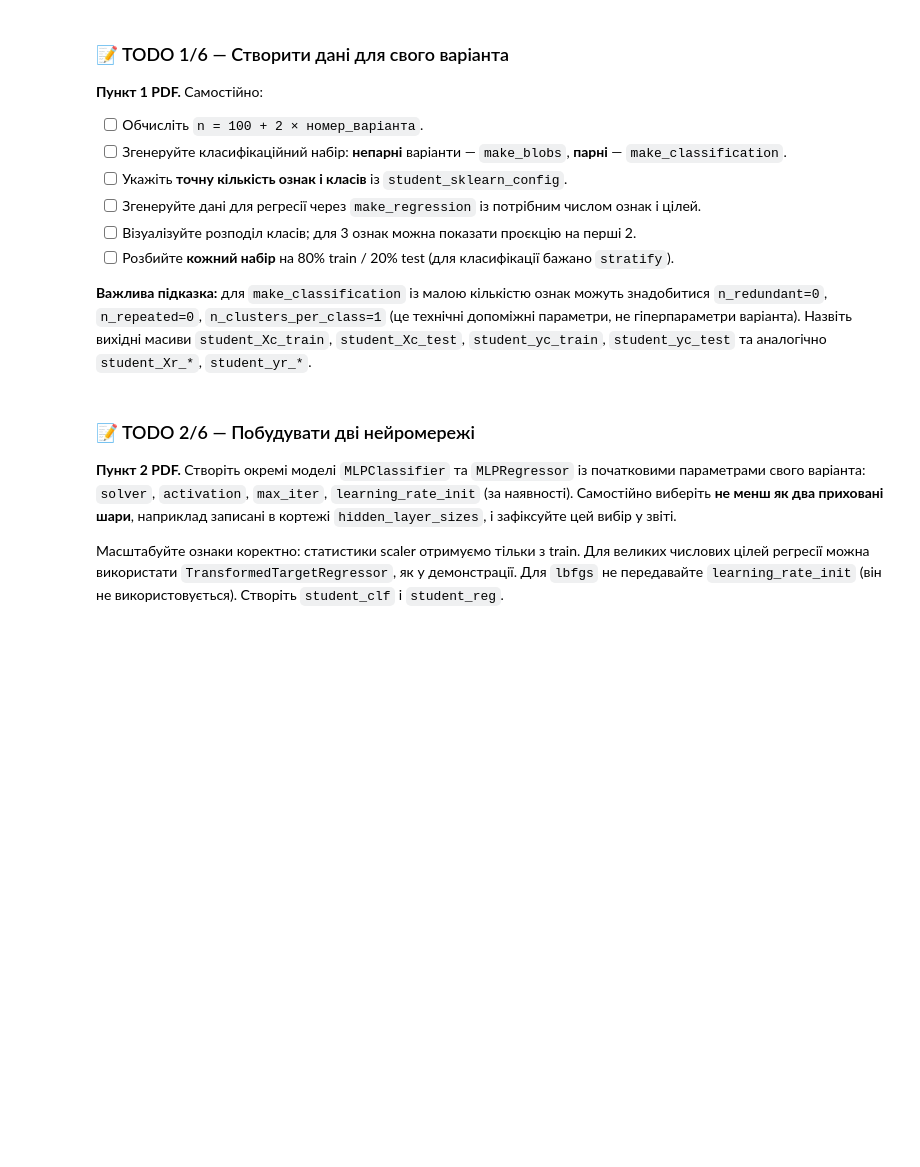
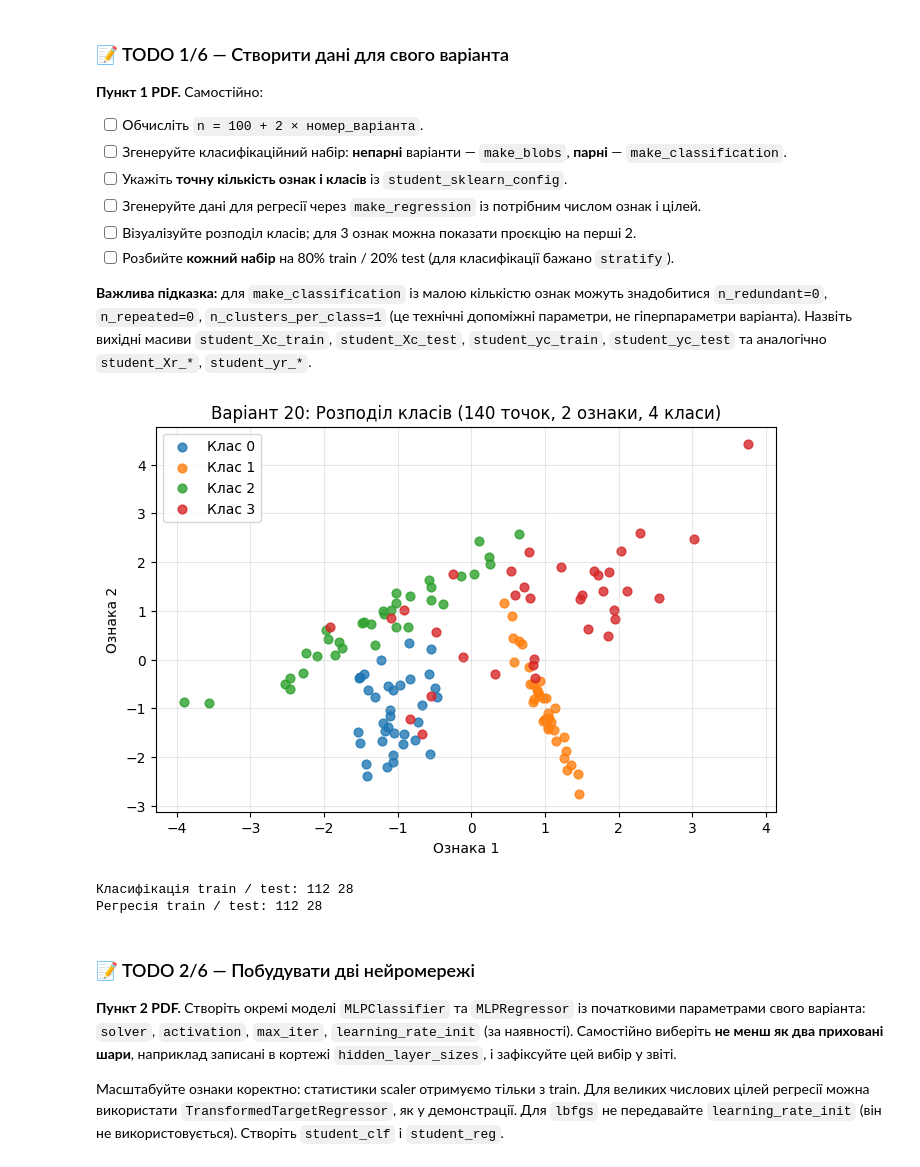
Before and after one commit to m-r-sar/DataMining, a Jupyter notebook: NeuralNetworks/Lab3-4/ЛБ_3-4_Нейтральні_приклади_та_індивідуальні_TODO.ipynb, the cells around one changed output. Drawn from its saved outputs; the diff is of its cells as text; code cells hidden in the pictures; blank space fills up the shorter version.

```diff
--- a/NeuralNetworks/Lab3-4/ЛБ_3-4_Нейтральні_приклади_та_індивідуальні_TODO.ipynb
+++ b/NeuralNetworks/Lab3-4/ЛБ_3-4_Нейтральні_приклади_та_індивідуальні_TODO.ipynb
@@ -433,17 +433,70 @@ display(student_sklearn_table.loc[[STUDENT_SKLEARN_VARIANT]])
 **Важлива підказка:** для `make_classification` із малою кількістю ознак можуть знадобитися `n_redundant=0`, `n_repeated=0`, `n_clusters_per_class=1` (це технічні допоміжні параметри, не гіперпараметри варіанта). Назвіть вихідні масиви `student_Xc_train`, `student_Xc_test`, `student_yc_train`, `student_yc_test` та аналогічно `student_Xr_*`, `student_yr_*`.
 # %%
 # TODO 1/6 — ВАШ КОД (не копіюйте demo_* дані)
-# 1. student_n = ...
-# 2. Якщо STUDENT_SKLEARN_VARIANT % 2 == 1:
-#        student_X_cls, student_y_cls = make_blobs(...)
-#    інакше:
-#        student_X_cls, student_y_cls = make_classification(...)
-# 3. student_X_reg, student_y_reg = make_regression(...)
-# 4. Побудуйте scatter-графік класів.
-# 5. student_Xc_train, student_Xc_test, student_yc_train, student_yc_test = ...
-# 6. student_Xr_train, student_Xr_test, student_yr_train, student_yr_test = ...
 
-# ВАШ КОД НИЖЧЕ:
+# seed для відтворюваності результатів
+STUDENT_SEED = 42
+
+# 1. Обчислення кількості прикладів
+student_n = 100 + 2 * STUDENT_SKLEARN_VARIANT
+
+# 2. Генерація класифікаційного набору
+# Використовуємо 2 ознаки та 4 класи, додаємо технічні параметри з підказки
+student_X_cls, student_y_cls = make_classification(
+    n_samples=student_n,
+    n_features=2,
+    n_classes=4,
+    n_redundant=0,
+    n_repeated=0,
+    n_clusters_per_class=1,
+    random_state=STUDENT_SEED
+)
+
+# 3. Генерація набору для регресії (3 ознаки, 2 цілі)
+student_X_reg, student_y_reg = make_regression(
+    n_samples=student_n,
+    n_features=3,
+    n_targets=2,
+    noise=10.0, # Додаємо трохи шуму для реалістичності
+    random_state=STUDENT_SEED
+)
+
+# 4. Візуалізація розподілу класів (для 2 ознак)
+plt.figure(figsize=(8, 5))
+for label in np.unique(student_y_cls):
+    mask = student_y_cls == label
+    plt.scatter(
+        student_X_cls[mask, 0], student_X_cls[mask, 1],
+        s=40, alpha=0.8, label=f'Клас {label}'
+    )
+plt.title(f'Варіант {STUDENT_SKLEARN_VARIANT}: Розподіл класів ({student_n} точок, 2 ознаки, 4 класи)')
+plt.xlabel('Ознака 1')
+plt.ylabel('Ознака 2')
+plt.legend()
+plt.grid(alpha=0.3)
+plt.show()
+
+# 5. Розбиття класифікаційного набору (80% train / 20% test) зі стратифікацією
+student_Xc_train, student_Xc_test, student_yc_train, student_yc_test = train_test_split(
+    student_X_cls, student_y_cls,
+    test_size=0.2,
+    stratify=student_y_cls,
+    random_state=STUDENT_SEED
+)
+
+# 6. Розбиття регресійного набору (80% train / 20% test)
+student_Xr_train, student_Xr_test, student_yr_train, student_yr_test = train_test_split(
+    student_X_reg, student_y_reg,
+    test_size=0.2,
+    random_state=STUDENT_SEED
+)
+
+print('Класифікація train / test:', len(student_Xc_train), len(student_Xc_test))
+print('Регресія train / test:', len(student_Xr_train), len(student_Xr_test))
+# %% [output]
+[figure, added]
+Класифікація train / test: 112 28
+Регресія train / test: 112 28
 # %% [markdown]
 ### 📝 TODO 2/6 — Побудувати дві нейромережі
 
```
Also changed, not shown: parts of 17 cells of this notebook.
